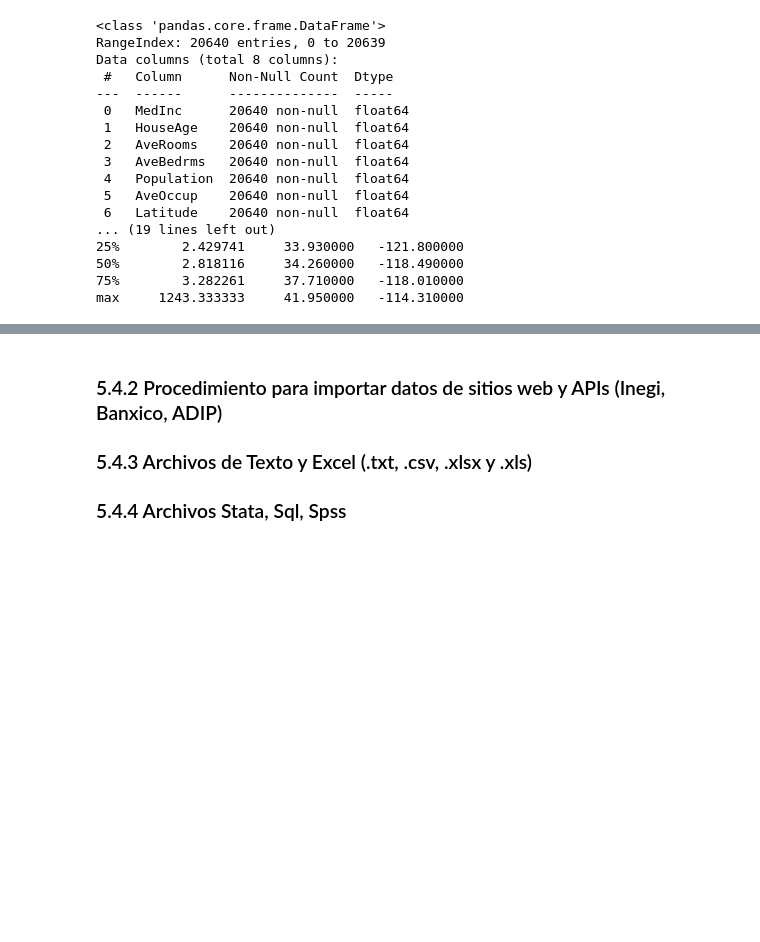
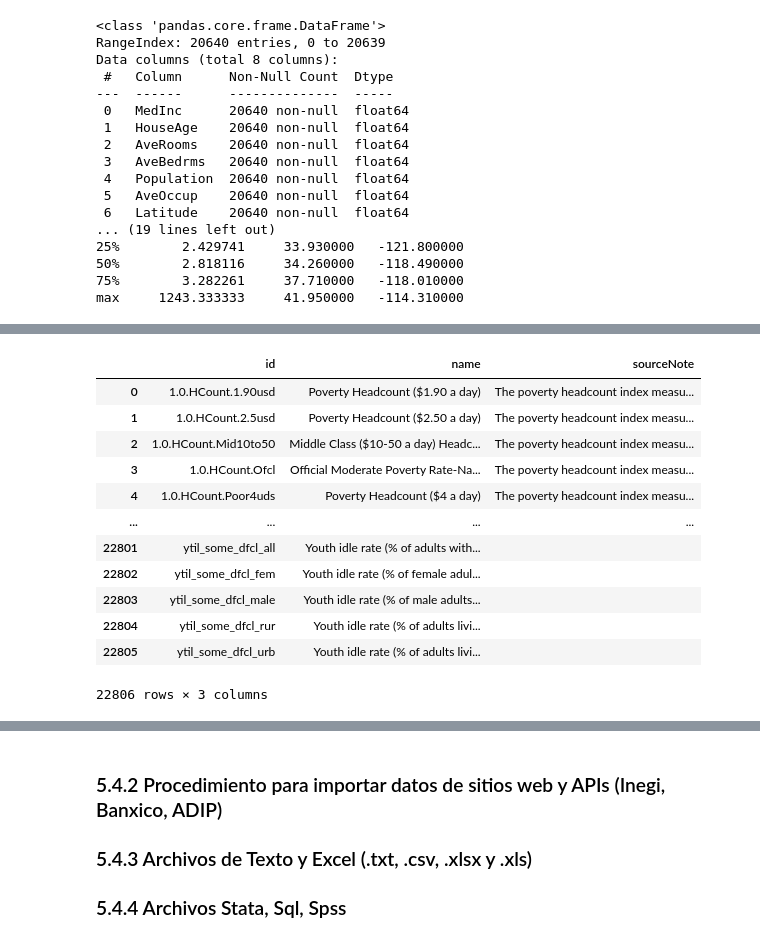
Before and after one commit to DiegoSReco/intro_python_para_economistas, a Jupyter notebook: script_python_5_Analisis_Datos_Pandas_2.ipynb, the cells around one changed output, grey strips where cells are left out. Drawn from its saved outputs; the diff is of its cells as text; code cells hidden in the pictures; blank space fills up the shorter version.

```diff
--- a/script_python_5_Analisis_Datos_Pandas_2.ipynb
+++ b/script_python_5_Analisis_Datos_Pandas_2.ipynb
@@ -276,0 +297,20 @@ max     1243.333333     41.950000   -114.310000
+# %%
+import pandas_datareader.wb as wb
+
+indicadores = wb.search('')
+
+indicadores[['id', 'name', 'sourceNote']]
+# %% [output]
+|  | id | name | sourceNote |
+| 0 | 1.0.HCount.1.90usd | Poverty Headcount ($1.90 a day) | The poverty headcount index measu... |
+| 1 | 1.0.HCount.2.5usd | Poverty Headcount ($2.50 a day) | The poverty headcount index measu... |
+| 2 | 1.0.HCount.Mid10to50 | Middle Class ($10-50 a day) Headc... | The poverty headcount index measu... |
+| 3 | 1.0.HCount.Ofcl | Official Moderate Poverty Rate-Na... | The poverty headcount index measu... |
+| 4 | 1.0.HCount.Poor4uds | Poverty Headcount ($4 a day) | The poverty headcount index measu... |
+| ... | ... | ... | ... |
+| 22801 | ytil_some_dfcl_all | Youth idle rate (% of adults with... |  |
+| 22802 | ytil_some_dfcl_fem | Youth idle rate (% of female adul... |  |
+| 22803 | ytil_some_dfcl_male | Youth idle rate (% of male adults... |  |
+| 22804 | ytil_some_dfcl_rur | Youth idle rate (% of adults livi... |  |
+| 22805 | ytil_some_dfcl_urb | Youth idle rate (% of adults livi... |  |
+22806 rows × 3 columns
```
Also changed, not shown: parts of 9 cells of this notebook.
